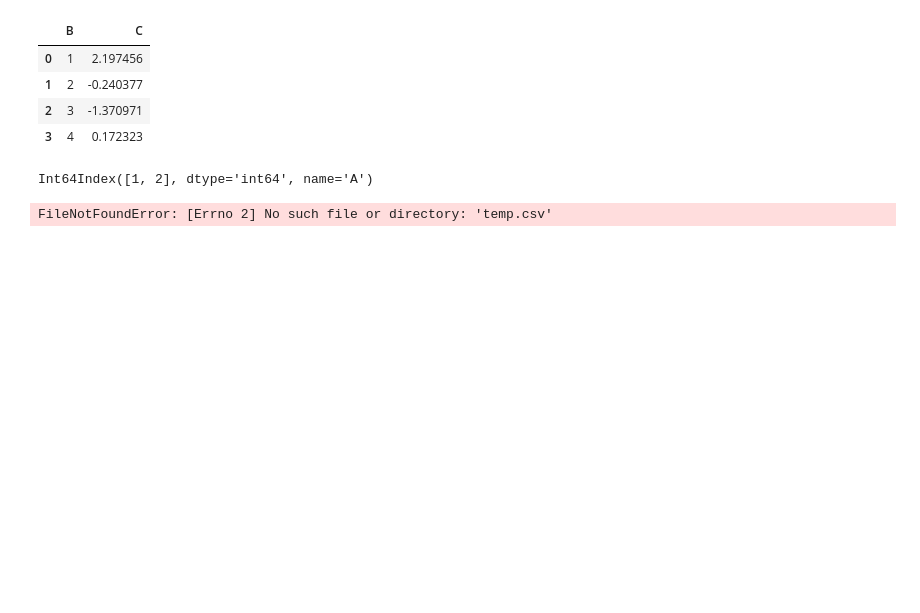
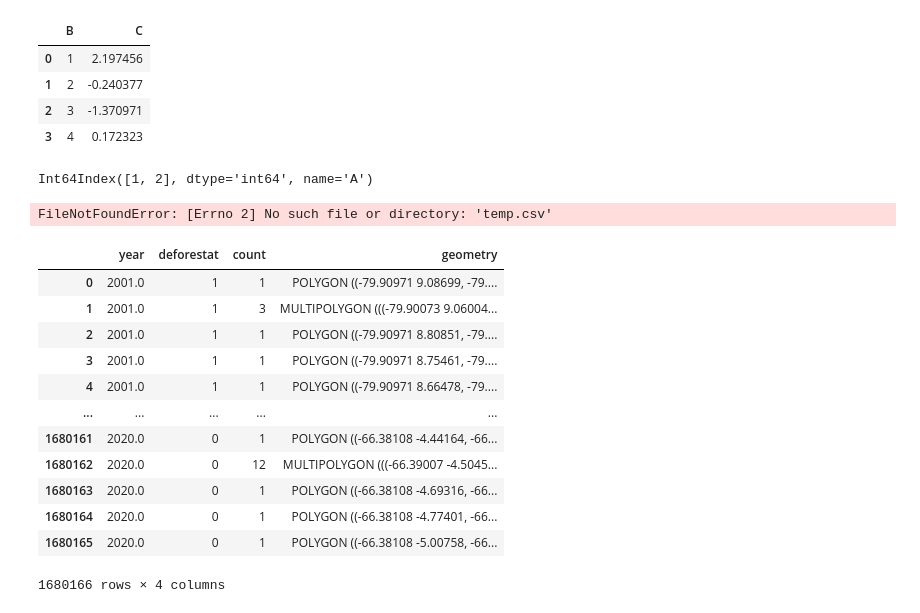
Before and after one commit to Data-Lama/pathogen_study_regions_generator, a Jupyter notebook: src/Notes Gonche.ipynb, the cells around one changed output. Cells and saved outputs as stored; diff of their text form; code cells hidden in the pictures; blank space fills up the shorter version.

```diff
--- a/src/Notes Gonche.ipynb
+++ b/src/Notes Gonche.ipynb
@@ -378,0 +382,18 @@ FileNotFoundError: [Errno 2] No such file or directory: 'temp.csv'
+# %%
+df = geopandas.read_file('temp/deforestation_2000_2020.shp')
+
+df
+# %% [output]
+|  | year | deforestat | count | geometry |
+| 0 | 2001.0 | 1 | 1 | POLYGON ((-79.90971 9.08699, -79.... |
+| 1 | 2001.0 | 1 | 3 | MULTIPOLYGON (((-79.90073 9.06004... |
+| 2 | 2001.0 | 1 | 1 | POLYGON ((-79.90971 8.80851, -79.... |
+| 3 | 2001.0 | 1 | 1 | POLYGON ((-79.90971 8.75461, -79.... |
+| 4 | 2001.0 | 1 | 1 | POLYGON ((-79.90971 8.66478, -79.... |
+| ... | ... | ... | ... | ... |
+| 1680161 | 2020.0 | 0 | 1 | POLYGON ((-66.38108 -4.44164, -66... |
+| 1680162 | 2020.0 | 0 | 12 | MULTIPOLYGON (((-66.39007 -4.5045... |
+| 1680163 | 2020.0 | 0 | 1 | POLYGON ((-66.38108 -4.69316, -66... |
+| 1680164 | 2020.0 | 0 | 1 | POLYGON ((-66.38108 -4.77401, -66... |
+| 1680165 | 2020.0 | 0 | 1 | POLYGON ((-66.38108 -5.00758, -66... |
+1680166 rows × 4 columns
```
Also changed, not shown: parts of 2 cells of this notebook, 8 other files.
